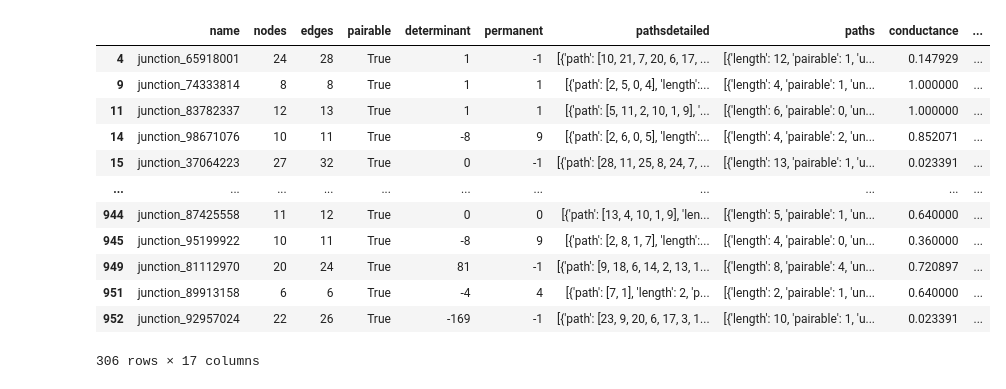
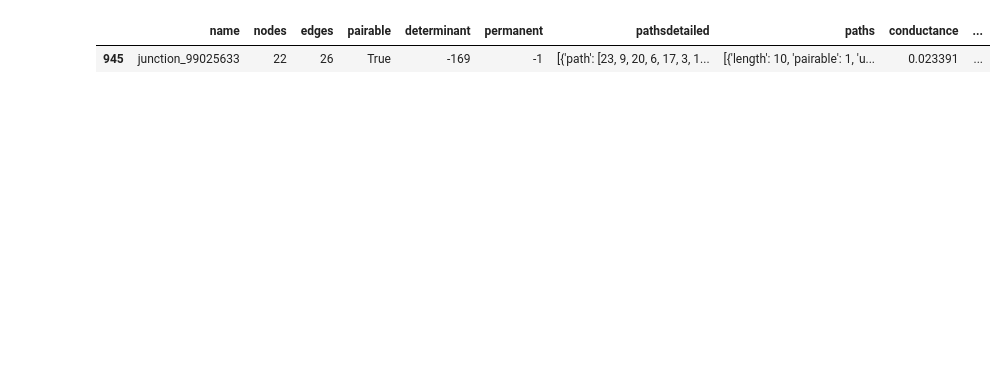
Before and after one commit to SoleilVermeil/grawiti, a Jupyter notebook: 3_analyse_conductance2.ipynb, the cells around one changed output. Cells and saved outputs as stored; diff of their text form; code cells hidden in the pictures; blank space fills up the shorter version.

```diff
--- a/3_analyse_conductance2.ipynb
+++ b/3_analyse_conductance2.ipynb
@@ -21,27 +24,15 @@ df_properties = pd.DataFrame([json.load(open(file)) for file in properties])
 
 # shutil.rmtree('data')
 # %%
-
 df = pd.merge(df_paths, df_properties, on='name')
 
 df["path_count"] = df["paths"].apply(lambda x: len(x))
-df["pairablepath_count"] = df["paths"].apply(lambda x: len([y for y in x if y["pairable"]]))
-df["unpairablepath_count"] = df["paths"].apply(lambda x: len([y for y in x if not y["pairable"]]))
+df["pairablepath_count"] = df["pathsdetailed"].apply(lambda x: len([y for y in x if y["pairable"]]))
+df["unpairablepath_count"] = df["pathsdetailed"].apply(lambda x: len([y for y in x if not y["pairable"]]))
 df["min_permanent"] = df["pathsdetailed"].apply(lambda x: min([y["permanent"] for y in x]))
 df["max_permanent"] = df["pathsdetailed"].apply(lambda x: max([y["permanent"] for y in x]))
 # %%
-df.query("pairable == True")
+df.query("name == 'junction_99025633'")
 # %% [output]
 |  | name | nodes | edges | pairable | determinant | permanent | pathsdetailed | paths | conductance | ... |
-| 4 | junction_65918001 | 24 | 28 | True | 1 | -1 | [{'path': [10, 21, 7, 20, 6, 17, ... | [{'length': 12, 'pairable': 1, 'u... | 0.147929 | ... |
-| 9 | junction_74333814 | 8 | 8 | True | 1 | 1 | [{'path': [2, 5, 0, 4], 'length':... | [{'length': 4, 'pairable': 1, 'un... | 1.000000 | ... |
-| 11 | junction_83782337 | 12 | 13 | True | 1 | 1 | [{'path': [5, 11, 2, 10, 1, 9], '... | [{'length': 6, 'pairable': 0, 'un... | 1.000000 | ... |
-| 14 | junction_98671076 | 10 | 11 | True | -8 | 9 | [{'path': [2, 6, 0, 5], 'length':... | [{'length': 4, 'pairable': 2, 'un... | 0.852071 | ... |
-| 15 | junction_37064223 | 27 | 32 | True | 0 | -1 | [{'path': [28, 11, 25, 8, 24, 7, ... | [{'length': 13, 'pairable': 1, 'u... | 0.023391 | ... |
-| ... | ... | ... | ... | ... | ... | ... | ... | ... | ... | ... |
-| 944 | junction_87425558 | 11 | 12 | True | 0 | 0 | [{'path': [13, 4, 10, 1, 9], 'len... | [{'length': 5, 'pairable': 1, 'un... | 0.640000 | ... |
-| 945 | junction_95199922 | 10 | 11 | True | -8 | 9 | [{'path': [2, 8, 1, 7], 'length':... | [{'length': 4, 'pairable': 0, 'un... | 0.360000 | ... |
-| 949 | junction_81112970 | 20 | 24 | True | 81 | -1 | [{'path': [9, 18, 6, 14, 2, 13, 1... | [{'length': 8, 'pairable': 4, 'un... | 0.720897 | ... |
-| 951 | junction_89913158 | 6 | 6 | True | -4 | 4 | [{'path': [7, 1], 'length': 2, 'p... | [{'length': 2, 'pairable': 1, 'un... | 0.640000 | ... |
-| 952 | junction_92957024 | 22 | 26 | True | -169 | -1 | [{'path': [23, 9, 20, 6, 17, 3, 1... | [{'length': 10, 'pairable': 1, 'u... | 0.023391 | ... |
+| 945 | junction_99025633 | 22 | 26 | True | -169 | -1 | [{'path': [23, 9, 20, 6, 17, 3, 1... | [{'length': 10, 'pairable': 1, 'u... | 0.023391 | ... |
-306 rows × 17 columns
```
Also changed, not shown: parts of 6 cells of this notebook, 1 other file.
